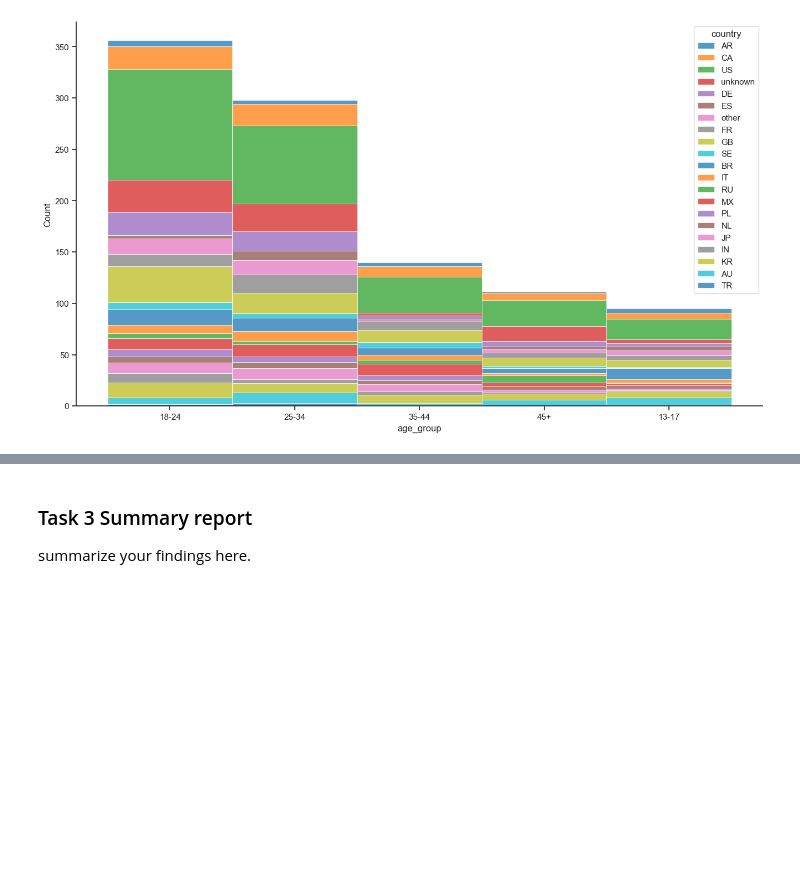
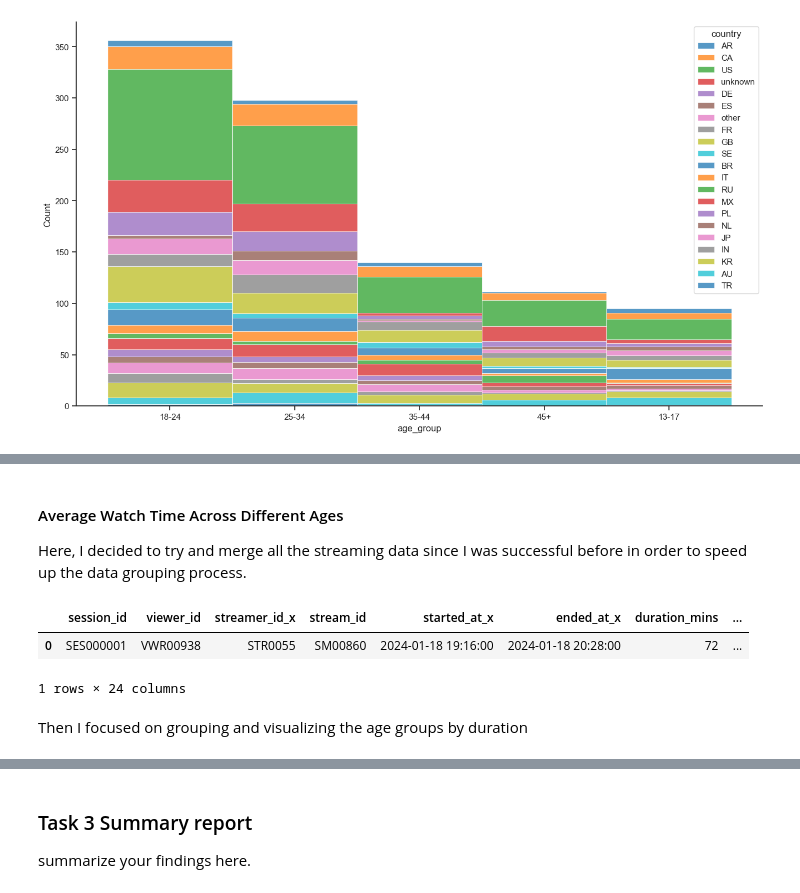
Before and after one commit to cda79/IAT461-Assignment01, a Jupyter notebook: IAT461-Assignment01-Scaffold.ipynb, the cells around one changed output, grey strips where cells are left out. Cells and saved outputs as stored; diff of their text form; code cells hidden in the pictures; blank space fills up the shorter version.

```diff
--- a/IAT461-Assignment01-Scaffold.ipynb
+++ b/IAT461-Assignment01-Scaffold.ipynb
@@ -440,7 +440,7 @@ Replaced with 'free'
 # %%
 account_combine = ["free", "free trial", "none"]
 
-viewers_df_resolved["subscription_tier"] = viewers_df["subscription_tier"].replace(account_combine, "free")
+viewers_df["subscription_tier"] = viewers_df_resolved["subscription_tier"].replace(account_combine, "free")
 # %% [markdown]
 - 'tier 4' and 'premium' as an account type does not actually exist. The maximum tier is 3.
 - Some (5) rows contain 'TIER1' instead of 'tier1'
@@ -456,7 +456,7 @@ nonexistent_acc_types = ["tier4", "premium"]
 viewers_df_resolved["subscription_tier"] = viewers_df["subscription_tier"].replace(nonexistent_acc_types, "tier3")
 
 #replace TIER1 with tier1
-viewers_df_resolved["subscription_tier"] = viewers_df["subscription_tier"].replace("TIER1", "tier1")
+viewers_df_resolved["subscription_tier"] = viewers_df_resolved["subscription_tier"].replace("TIER1", "tier1")
 # %% [markdown]
 - Inconsistent age data convention, for instance '18 to 24' instead of the usual '18-24'
 > Additionally, some inputs use an en-dash instead of a hyphen. Found by Michael Mora & Atif Mahmud on Canvas.
@@ -607,0 +605,4 @@ NameError: name 'viewer_engagement' is not defined
+# %% [markdown]
+#### Average Watch Time Across Different Ages
+
+Here, I decided to try and merge all the streaming data since I was successful before in order to speed up the data grouping process.
@@ -607,0 +624,8 @@ NameError: name 'viewer_engagement' is not defined
+# %%
+full_stream_activity.head(1)
+# %% [output]
+|  | session_id | viewer_id | streamer_id_x | stream_id | started_at_x | ended_at_x | duration_mins | ... |
+| 0 | SES000001 | VWR00938 | STR0055 | SM00860 | 2024-01-18 19:16:00 | 2024-01-18 20:28:00 | 72 | ... |
+1 rows × 24 columns
+# %% [markdown]
+Then I focused on grouping and visualizing the age groups by duration
```
Also changed, not shown: parts of 28 cells of this notebook.
